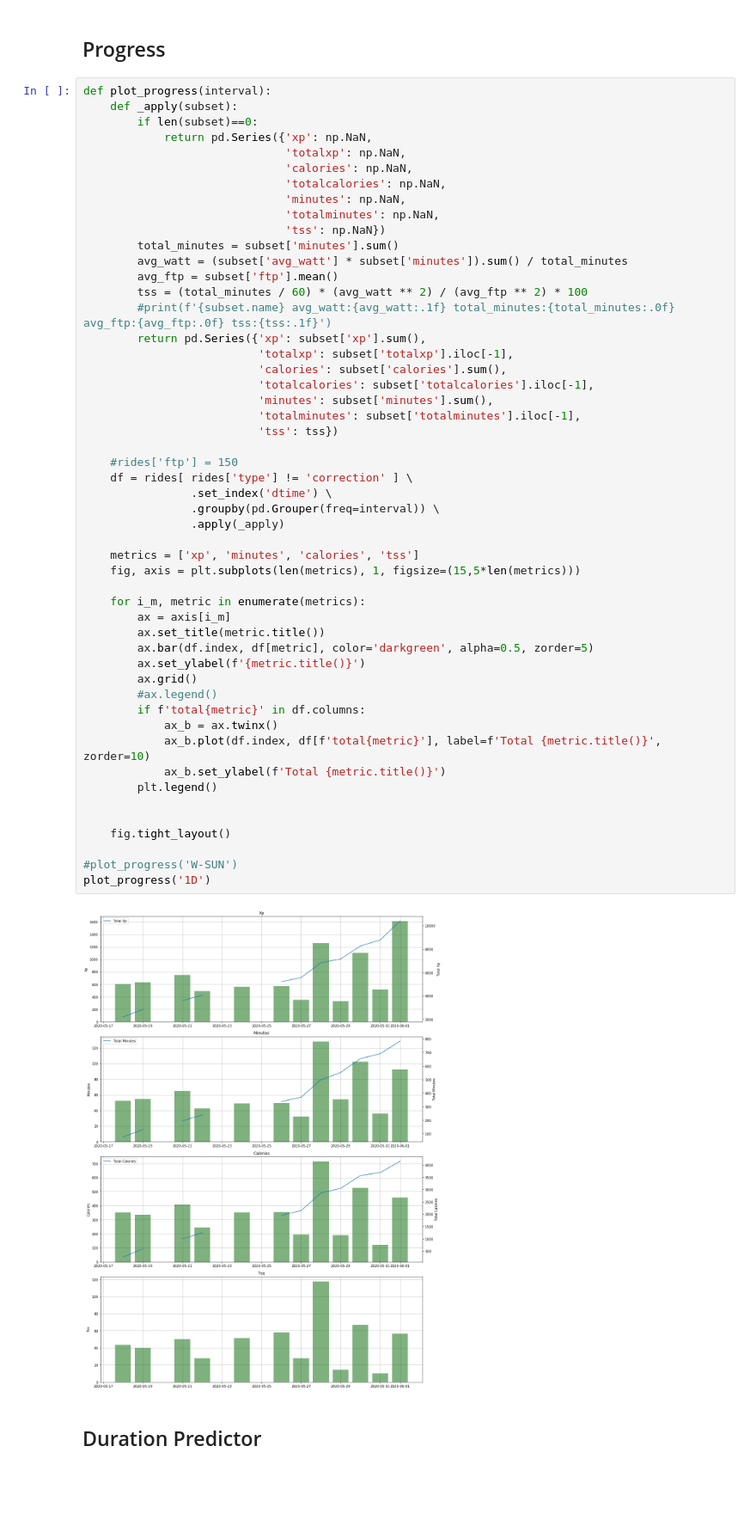
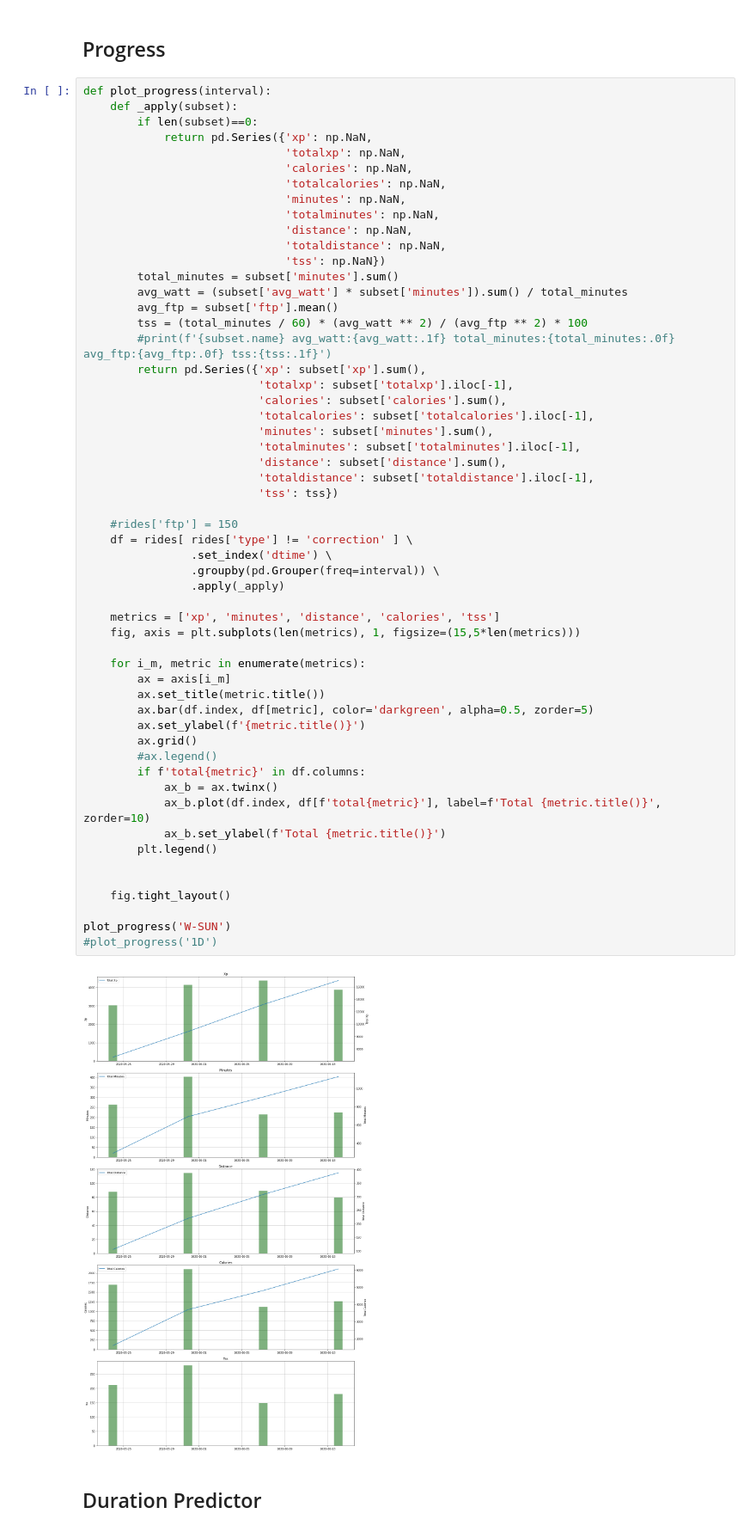
Before and after one commit to bennylp/zwift-training, a Jupyter notebook: zwift-planner.ipynb, the cells around one changed output. Shown at 86% size. Drawn from its saved outputs; the diff is of its cells as text; blank space fills up the shorter version.

```diff
--- a/zwift-planner.ipynb
+++ b/zwift-planner.ipynb
@@ -58,6 +57,8 @@ def plot_progress(interval):
                               'totalcalories': np.NaN,
                               'minutes': np.NaN,
                               'totalminutes': np.NaN,
+                              'distance': np.NaN,
+                              'totaldistance': np.NaN,
                               'tss': np.NaN})
         total_minutes = subset['minutes'].sum()
         avg_watt = (subset['avg_watt'] * subset['minutes']).sum() / total_minutes
@@ -70,37 +71,39 @@ def plot_progress(interval):
                           'totalcalories': subset['totalcalories'].iloc[-1],
                           'minutes': subset['minutes'].sum(),
                           'totalminutes': subset['totalminutes'].iloc[-1],
+                          'distance': subset['distance'].sum(),
+                          'totaldistance': subset['totaldistance'].iloc[-1],
                           'tss': tss})
 
     #rides['ftp'] = 150
     df = rides[ rides['type'] != 'correction' ] \
                 .set_index('dtime') \
                 .groupby(pd.Grouper(freq=interval)) \
                 .apply(_apply)
 
-    metrics = ['xp', 'minutes', 'calories', 'tss']
+    metrics = ['xp', 'minutes', 'distance', 'calories', 'tss']
     fig, axis = plt.subplots(len(metrics), 1, figsize=(15,5*len(metrics)))
 
     for i_m, metric in enumerate(metrics):
         ax = axis[i_m]
         ax.set_title(metric.title())
         ax.bar(df.index, df[metric], color='darkgreen', alpha=0.5, zorder=5)
         ax.set_ylabel(f'{metric.title()}')
         ax.grid()
         #ax.legend()
         if f'total{metric}' in df.columns:
             ax_b = ax.twinx()
             ax_b.plot(df.index, df[f'total{metric}'], label=f'Total {metric.title()}', zorder=10)
             ax_b.set_ylabel(f'Total {metric.title()}')
         plt.legend()
 
 
     fig.tight_layout()
 
-#plot_progress('W-SUN')
-plot_progress('1D')
+plot_progress('W-SUN')
+#plot_progress('1D')
 # %% [output]
-[figure, old version]
+[figure, new version]
 # %% [markdown]
 ## Duration Predictor
 # %%
```
Also changed, not shown: parts of 6 cells of this notebook, 6 other files.
